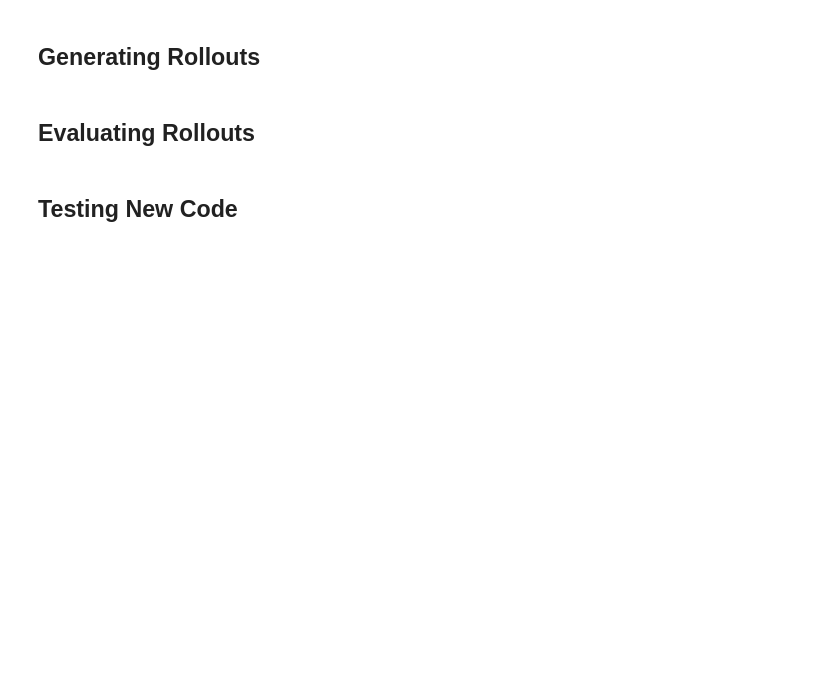
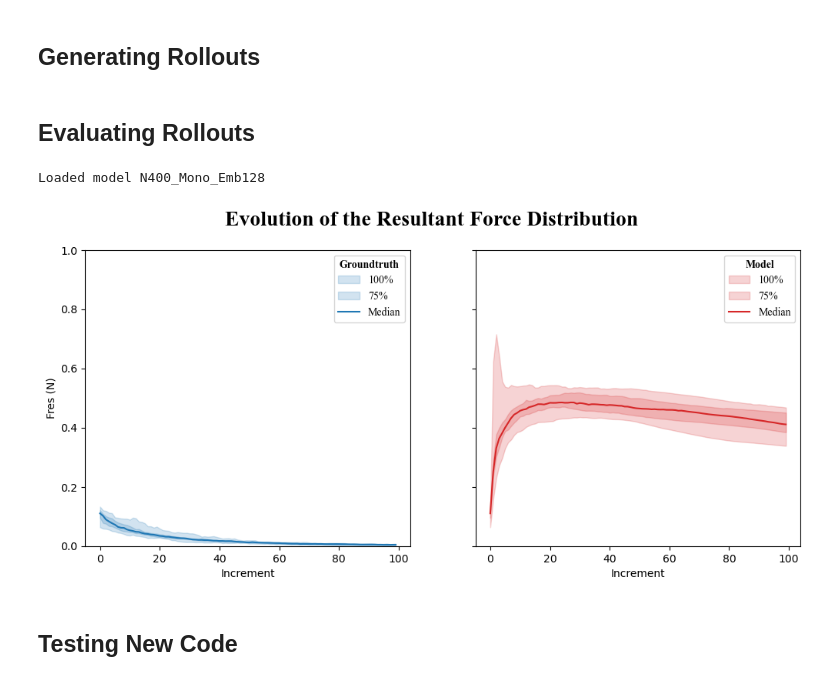
Before and after one commit to MaxGeraedts/DEM-GNN, a Jupyter notebook: Main.ipynb, the cells around one changed output. Cells and saved outputs as stored; diff of their text form; code cells hidden in the pictures; blank space fills up the shorter version.

Commit message:
Changing MNRF distribution plot

```diff
--- a/Main.ipynb
+++ b/Main.ipynb
@@ -155,6 +175,27 @@ for t in [25]:
     fig = PlotGraphComparison(t,Simulation,sample_idx,Simulation.tol,plot_lines=True)
     if save == True: plt.savefig(f"{os.getcwd()}\\Figures\\Plots\\Graph_Sample{sample_idx}_Time{t}_Tol{str(Simulation.tol)[2:]}.png",bbox_inches='tight')
     if show == True: plt.show()
+# %%
+from Evaluation import AggregatedRollouts,NormalizedResultantForce
+from ML_functions import GetModel, MaskTestData
+
+dataset_name="N400_Mono"
+model_ident = "Emb128"
+
+model = GetModel(dataset_name,model_ident)[0]
+AggregatedArgs = MaskTestData(dataset_name,"test")
+
+datalist_ML, datalist_GT,bc_agr = AggregatedRollouts(model,AggregatedArgs,test_dataset_name=dataset_name)
+MNRF_pred = np.array([[np.mean(NormalizedResultantForce(data)) for data in datalist_sample] for datalist_sample in tqdm(datalist_ML,disable=False)])
+MNRF_groundtruth = np.array([[np.mean(NormalizedResultantForce(data)) for data in datalist_sample] for datalist_sample in tqdm(datalist_GT,disable=False)])
+# %% [output]
+Loaded model N400_Mono_Emb128
+# %%
+from Plotting import PlotForceDistributionComparison
+quantiles = [0,25,50]
+fig, ax = PlotForceDistributionComparison(MNRF_groundtruth.T,MNRF_pred.T,quantiles,True)
+# %% [output]
+[figure, added]
 # %%
 from Plotting import PlotFres
 from Evaluation import NormalizedResultantForce
```
Also changed, not shown: parts of 10 cells of this notebook, 1 other file.
